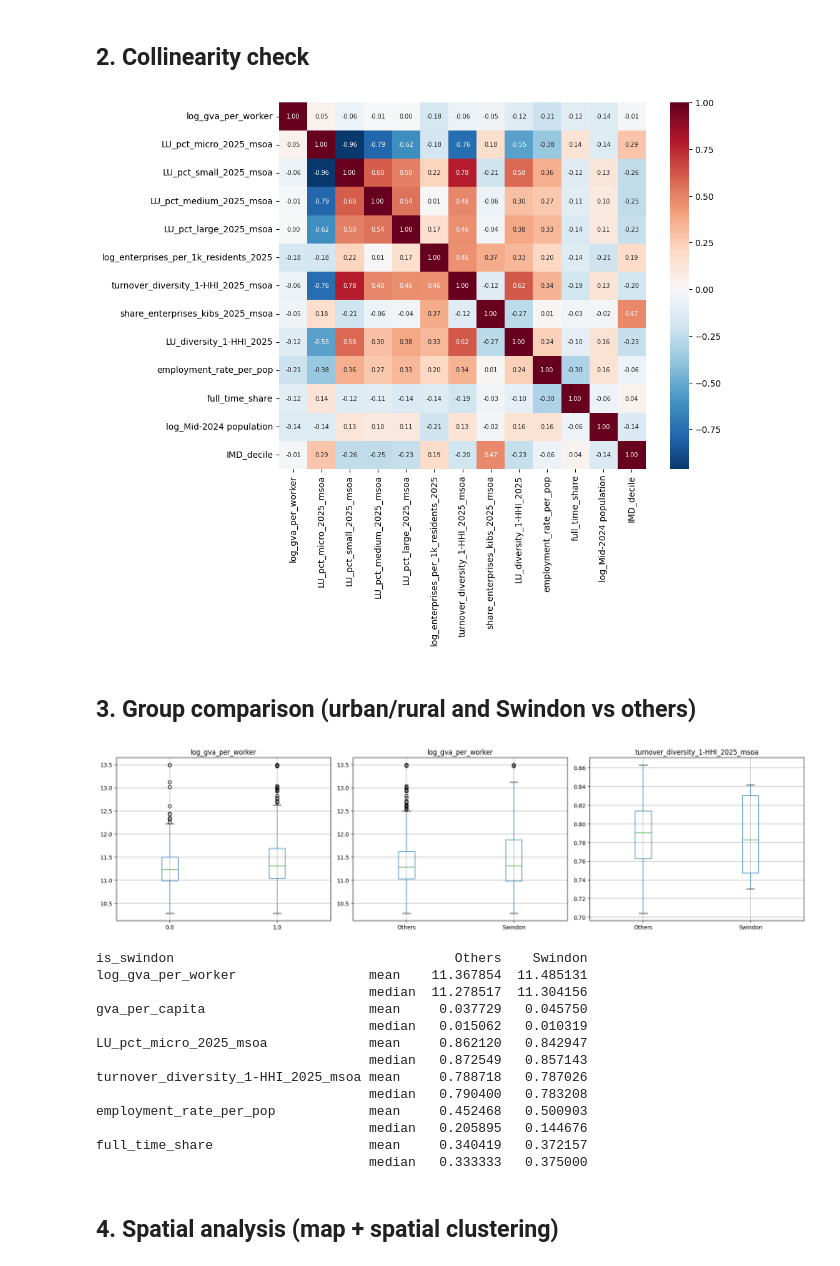
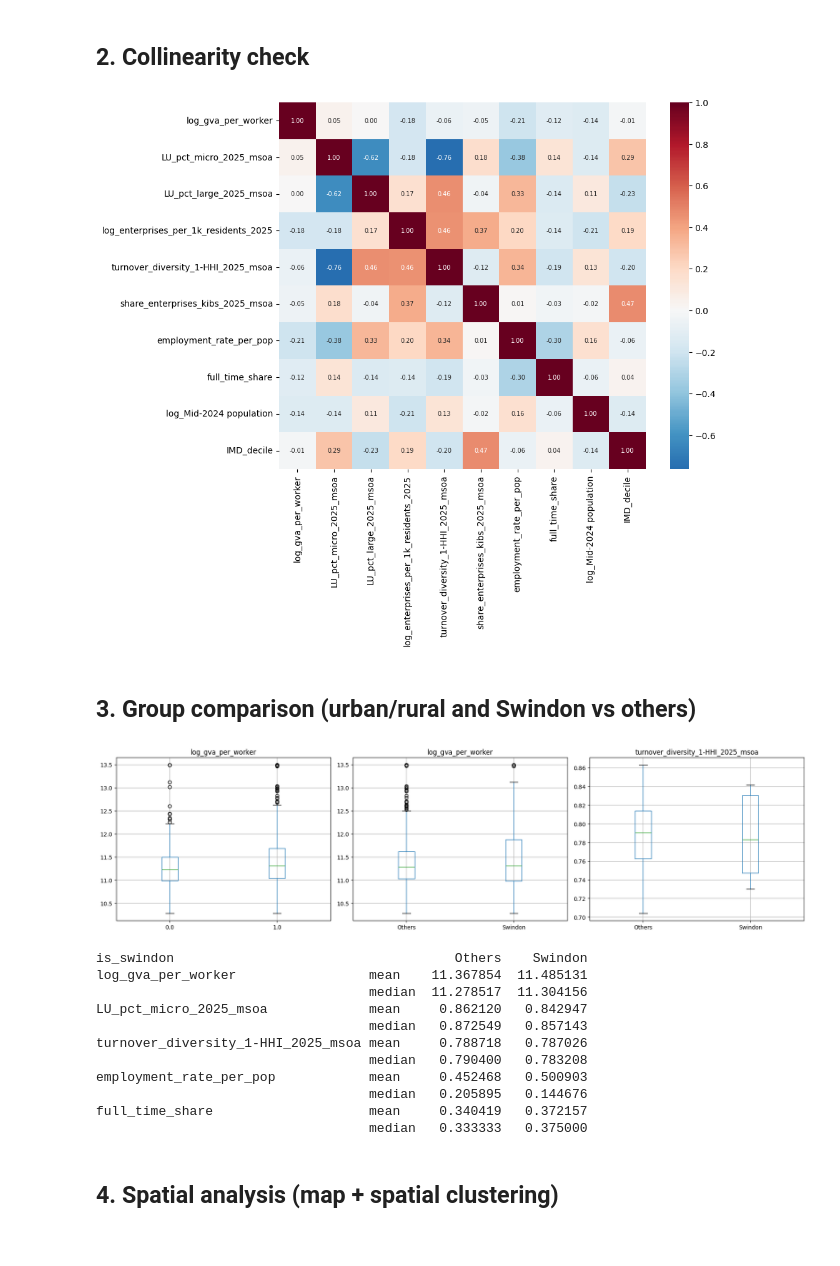
Before and after one commit to StooneJam/G23-Swindon-Borough-Council, a Jupyter notebook: data preprocessing+EDA/EDA.ipynb, the cells around one changed output. Drawn from its saved outputs; the diff is of its cells as text; code cells hidden in the pictures.

```diff
--- a/data preprocessing+EDA/EDA.ipynb
+++ b/data preprocessing+EDA/EDA.ipynb
@@ -31,3 +10,25 @@ df, _ = winsorize(df, num_feats)
+# %%
+import pandas as pd
+import numpy as np
+import matplotlib.pyplot as plt
+import seaborn as sns
+short = lambda c: c[:32]
+target = "log_gva_per_worker"
+def winsorize(frame, cols, bounds=None, lo=0.01, hi=0.99):
+    out = frame.copy()
+    if bounds is None:
+        bounds = {c: (out[c].quantile(lo), out[c].quantile(hi)) for c in cols}
+    for c in cols:
+        out[c] = out[c].clip(*bounds[c])
+    return out, bounds
+# EDA uses the training set only
+df = pd.read_csv("train.csv")
+df["is_swindon"] = np.where(
+    df["LSOA21NM"].str.replace(r"\s\d.*", "", regex=True).eq("Swindon"),
+    "Swindon", "Others")
+num_feats = df.select_dtypes("number").columns.tolist()
+dag_num = [c for c in num_feats if c not in (target, "log_LSOA GVA Estimates (millions)", "Urban_rura_Urban")]
+df, _ = winsorize(df, num_feats)
 # %% [markdown]
 ## 1. Bivariate analysis - validate the causal chain step by step
 # %%
@@ -49,24 +50,16 @@ plt.show()
 [figure]
 # %% [markdown]
 ## 2. Collinearity check
-# %%
-node_vars = [
-    target,
-    "LU_pct_micro_2025_msoa", "LU_pct_small_2025_msoa",
-    "LU_pct_medium_2025_msoa", "LU_pct_large_2025_msoa",
-    "log_enterprises_per_1k_residents_2025",
-    "turnover_diversity_1-HHI_2025_msoa", "share_enterprises_kibs_2025_msoa", "LU_diversity_1-HHI_2025",
-    "employment_rate_per_pop", "full_time_share",
-    "log_Mid-2024 population", "IMD_decile",
-]
-corr = df[node_vars].corr()
-plt.figure(figsize=(11, 9))
-sns.heatmap(corr, annot=True, fmt=".2f", cmap="RdBu_r", center=0,
-            square=True, annot_kws={"size": 7})
-plt.tight_layout()
-plt.show()
-# %% [output]
-[figure, removed]
+# %%
+node_vars = [target] + dag_num
+corr = df[node_vars].corr()
+plt.figure(figsize=(11, 9))
+sns.heatmap(corr, annot=True, fmt=".2f", cmap="RdBu_r", center=0,
+            square=True, annot_kws={"size": 7})
+plt.tight_layout()
+plt.show()
+# %% [output]
+[figure, added]
 # %% [markdown]
 ## 3. Group comparison (urban/rural and Swindon vs others)
 # %%
@@ -80,7 +73,7 @@ plt.tight_layout()
 plt.show()
 
 print(df.groupby("is_swindon")[[
-    target, "gva_per_capita", "LU_pct_micro_2025_msoa",
+    target, "LU_pct_micro_2025_msoa",
     "turnover_diversity_1-HHI_2025_msoa", "employment_rate_per_pop", "full_time_share",
 ]].agg(["mean", "median"]).T)
 # %% [output]
@@ -88,8 +81,6 @@ print(df.groupby("is_swindon")[[
 is_swindon                                    Others    Swindon
 log_gva_per_worker                 mean    11.367854  11.485131
                                    median  11.278517  11.304156
-gva_per_capita                     mean     0.037729   0.045750
-                                   median   0.015062   0.010319
 LU_pct_micro_2025_msoa             mean     0.862120   0.842947
                                    median   0.872549   0.857143
 turnover_diversity_1-HHI_2025_msoa mean     0.788718   0.787026
```
Also changed, not shown: parts of 10 cells of this notebook, 3 other files.
